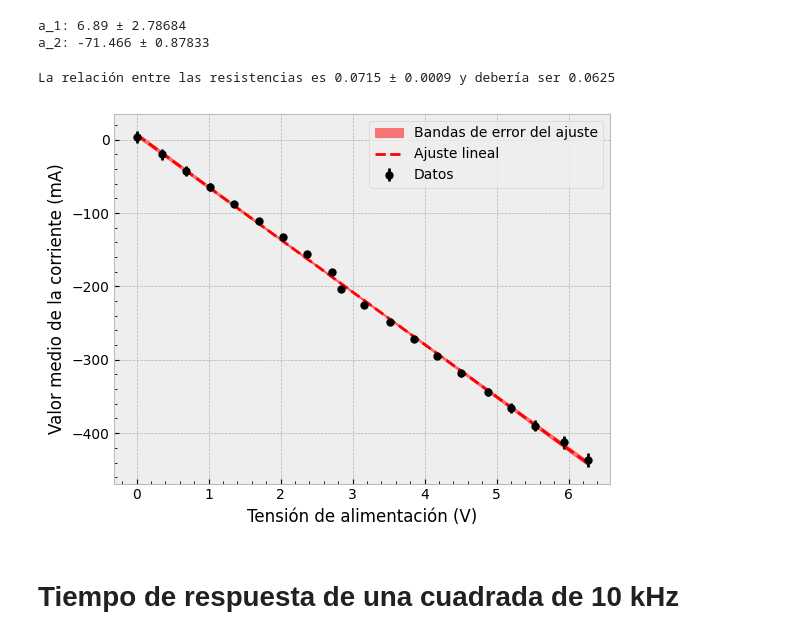
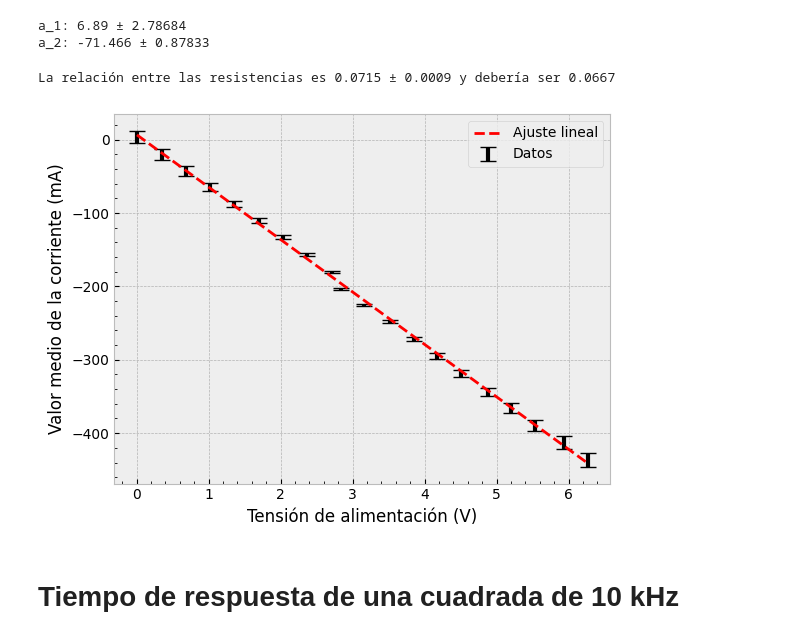
Before and after one commit to DelManuel/Magnetometro-optico, a Jupyter notebook: códigos/analisis_fuente_de_corriente.ipynb, the cells around one changed output. Saved outputs shown, nothing was run; the diff lists cells and outputs as text; code cells hidden in the pictures.

```diff
--- a/códigos/analisis_fuente_de_corriente.ipynb
+++ b/códigos/analisis_fuente_de_corriente.ipynb
@@ -210,31 +209,31 @@ a_2: -71.466 ± 0.87833
 resistance_rel = -a_2/1000
 resistance_rel_err = err_a_2/1000
 
-print(f"La relación entre las resistencias es {round(resistance_rel,4)} ± {round(resistance_rel_err, 4)} y debería ser {round(1/16,4)}")
+print(f"La relación entre las resistencias es {round(resistance_rel,4)} ± {round(resistance_rel_err, 4)} y debería ser {round(1/15,4)}")
 # %% [output]
-La relación entre las resistencias es 0.0715 ± 0.0009 y debería ser 0.0625
+La relación entre las resistencias es 0.0715 ± 0.0009 y debería ser 0.0667
 # %%
 ajuste_lineal = lineal(offs_true_values, a_2, a_1)
 sigma = np.sqrt(cov_matrix[0,0]+(offs_true_values**2)*cov_matrix[1,1]+2*offs_true_values*cov_matrix[0,1])
 y_1 = ajuste_lineal+sigma
 y_2 = ajuste_lineal-sigma
 
-plt.fill(
-    np.append(offs_true_values, offs_true_values[::-1]),
-    np.append(y_1, y_2[::-1]),
-    color = "r",
-    alpha = 0.5,
-    label = "Bandas de error del ajuste"
-)
+# plt.fill(
+#     np.append(offs_true_values, offs_true_values[::-1]),
+#     np.append(y_1, y_2[::-1]),
+#     color = "r",
+#     alpha = 0.5,
+#     label = "Bandas de error del ajuste"
+# )
 
-plt.errorbar(offs_true_values, corr_values, yerr = corr_err_values, fmt = ".k", ms = 10, label = "Datos")
+plt.errorbar(offs_true_values, corr_values, yerr = corr_err_values, fmt = ".k", ms = 0, label = "Datos", capsize = 6,elinewidth=3)
 plt.plot(offs_true_values, ajuste_lineal,"--r", label = "Ajuste lineal" )
 plt.ylabel("Valor medio de la corriente (mA)")
 plt.xlabel("Tensión de alimentación (V)")
 plt.legend()
 plt.show()
 # %% [output]
-[figure, old version]
+[figure, new version]
 # %% [markdown]
 # Tiempo de respuesta de una cuadrada de 10 kHz
 # %%
```
Also changed, not shown: parts of 1 cell of this notebook, 1 other file.
